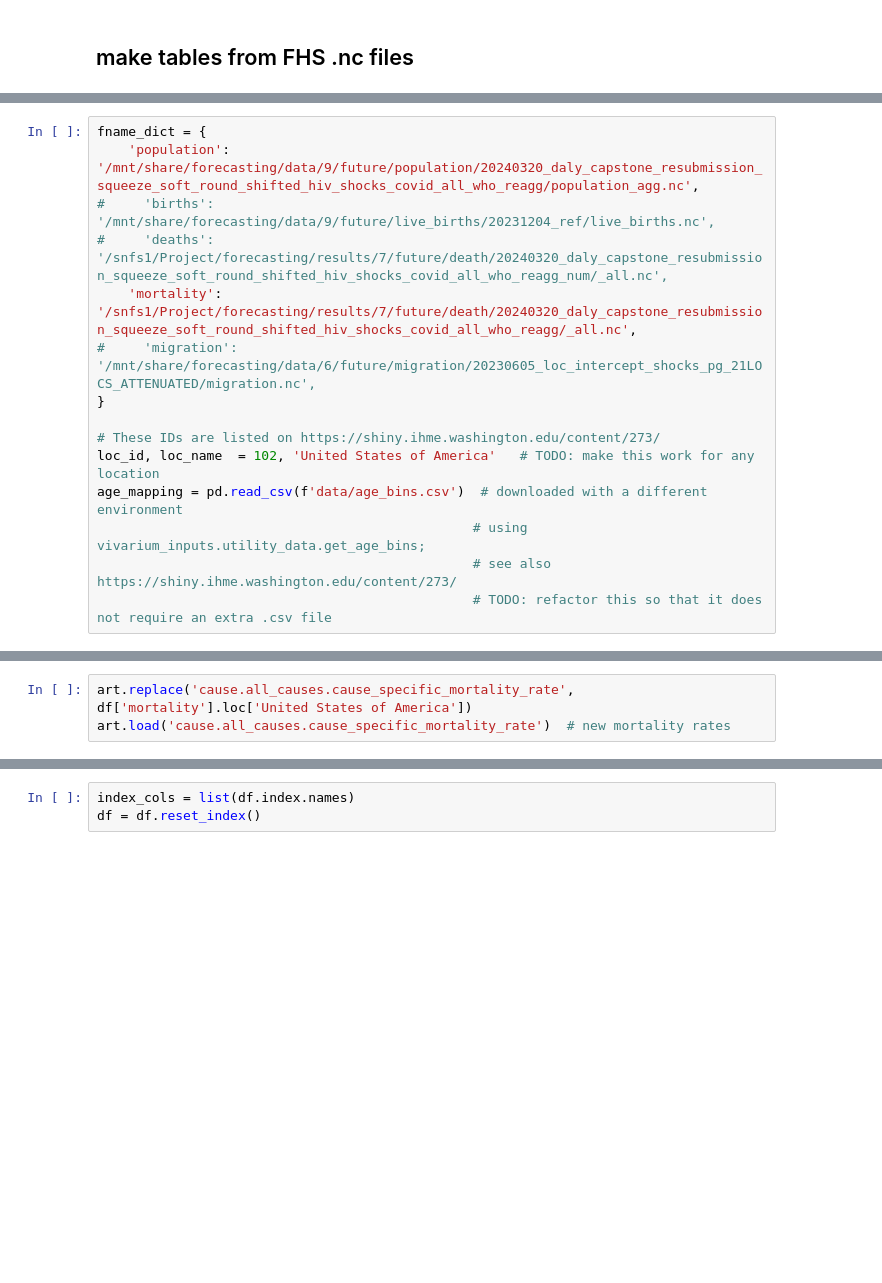
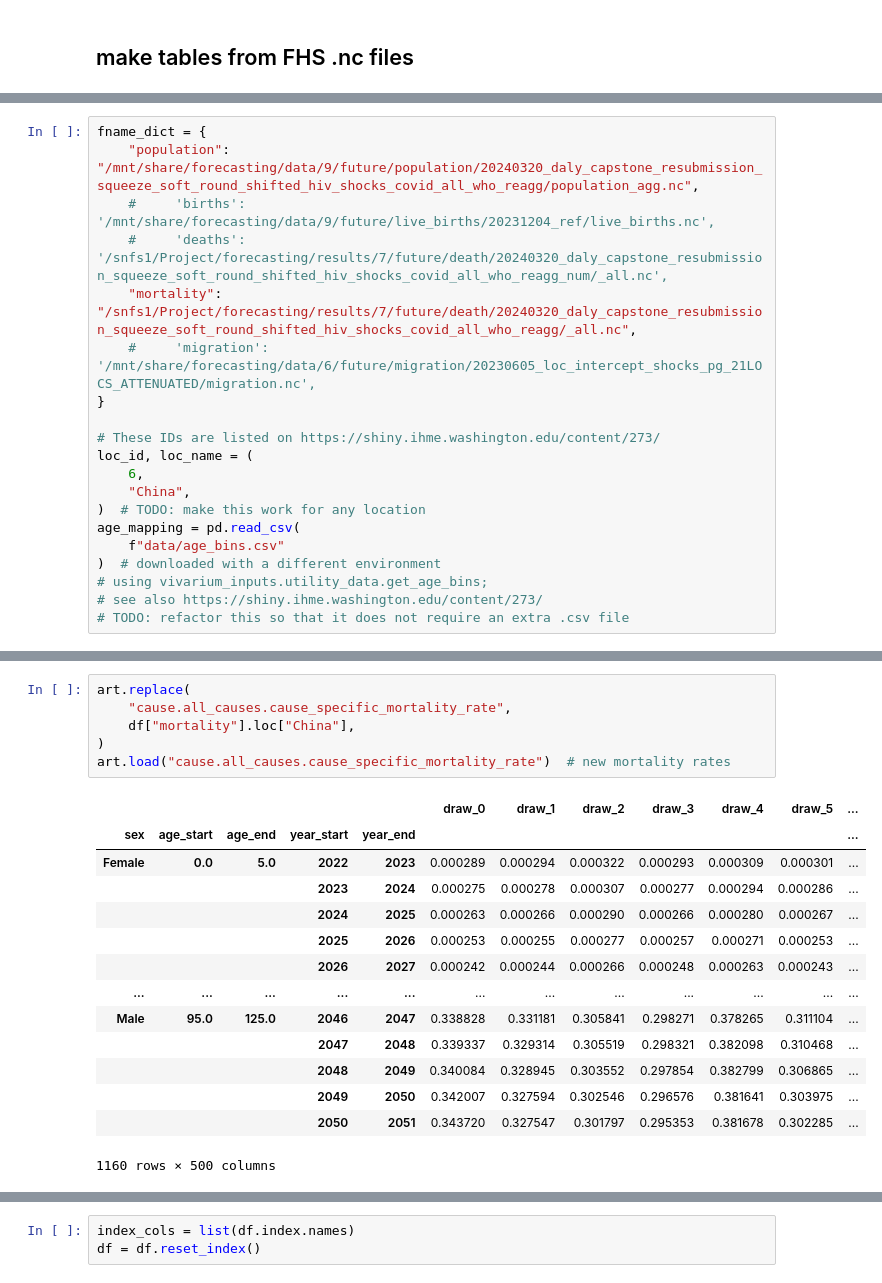
Before and after one commit to ihmeuw/vivarium_csu_alzheimers, a Jupyter notebook: src/vivarium_csu_alzheimers/data/population_forecasts/2025_08_12a_alz_artifact_forecast_population_and_mortality.ipynb, the cells around one changed output, grey strips where cells are left out. Drawn from its saved outputs; the diff is of its cells as text; blank space fills up the shorter version.

```diff
--- a/src/vivarium_csu_alzheimers/data/population_forecasts/2025_08_12a_alz_artifact_forecast_population_and_mortality.ipynb
+++ b/src/vivarium_csu_alzheimers/data/population_forecasts/2025_08_12a_alz_artifact_forecast_population_and_mortality.ipynb
@@ -106,19 +118,24 @@ def table_from_nc(fname_dict, param, loc_id, loc_name, age_mapping):
     return df_wide
 # %%
 fname_dict = {
-    'population': '/mnt/share/forecasting/data/9/future/population/20240320_daly_capstone_resubmission_squeeze_soft_round_shifted_hiv_shocks_covid_all_who_reagg/population_agg.nc',
-#     'births': '/mnt/share/forecasting/data/9/future/live_births/20231204_ref/live_births.nc',
-#     'deaths': '/snfs1/Project/forecasting/results/7/future/death/20240320_daly_capstone_resubmission_squeeze_soft_round_shifted_hiv_shocks_covid_all_who_reagg_num/_all.nc',
-    'mortality': '/snfs1/Project/forecasting/results/7/future/death/20240320_daly_capstone_resubmission_squeeze_soft_round_shifted_hiv_shocks_covid_all_who_reagg/_all.nc',
-#     'migration': '/mnt/share/forecasting/data/6/future/migration/20230605_loc_intercept_shocks_pg_21LOCS_ATTENUATED/migration.nc',
+    "population": "/mnt/share/forecasting/data/9/future/population/20240320_daly_capstone_resubmission_squeeze_soft_round_shifted_hiv_shocks_covid_all_who_reagg/population_agg.nc",
+    #     'births': '/mnt/share/forecasting/data/9/future/live_births/20231204_ref/live_births.nc',
+    #     'deaths': '/snfs1/Project/forecasting/results/7/future/death/20240320_daly_capstone_resubmission_squeeze_soft_round_shifted_hiv_shocks_covid_all_who_reagg_num/_all.nc',
+    "mortality": "/snfs1/Project/forecasting/results/7/future/death/20240320_daly_capstone_resubmission_squeeze_soft_round_shifted_hiv_shocks_covid_all_who_reagg/_all.nc",
+    #     'migration': '/mnt/share/forecasting/data/6/future/migration/20230605_loc_intercept_shocks_pg_21LOCS_ATTENUATED/migration.nc',
 }
 
 # These IDs are listed on https://shiny.ihme.washington.edu/content/273/
-loc_id, loc_name  = 102, 'United States of America'   # TODO: make this work for any location
-age_mapping = pd.read_csv(f'data/age_bins.csv')  # downloaded with a different environment
-                                                # using vivarium_inputs.utility_data.get_age_bins;
-                                                # see also https://shiny.ihme.washington.edu/content/273/
-                                                # TODO: refactor this so that it does not require an extra .csv file
+loc_id, loc_name = (
+    6,
+    "China",
+)  # TODO: make this work for any location
+age_mapping = pd.read_csv(
+    f"data/age_bins.csv"
+)  # downloaded with a different environment
+# using vivarium_inputs.utility_data.get_age_bins;
+# see also https://shiny.ihme.washington.edu/content/273/
+# TODO: refactor this so that it does not require an extra .csv file
 # %%
 %%time
 
@@ -143,4 +247,22 @@ df['mortality']
 # %%
-art.replace('cause.all_causes.cause_specific_mortality_rate', df['mortality'].loc['United States of America'])
-art.load('cause.all_causes.cause_specific_mortality_rate')  # new mortality rates
+art.replace(
+    "cause.all_causes.cause_specific_mortality_rate",
+    df["mortality"].loc["China"],
+)
+art.load("cause.all_causes.cause_specific_mortality_rate")  # new mortality rates
+# %% [output]
+|  |  |  |  |  | draw_0 | draw_1 | draw_2 | draw_3 | draw_4 | draw_5 | ... |
+| sex | age_start | age_end | year_start | year_end |  |  |  |  |  |  | ... |
+| Female | 0.0 | 5.0 | 2022 | 2023 | 0.000289 | 0.000294 | 0.000322 | 0.000293 | 0.000309 | 0.000301 | ... |
+|  |  |  | 2023 | 2024 | 0.000275 | 0.000278 | 0.000307 | 0.000277 | 0.000294 | 0.000286 | ... |
+|  |  |  | 2024 | 2025 | 0.000263 | 0.000266 | 0.000290 | 0.000266 | 0.000280 | 0.000267 | ... |
+|  |  |  | 2025 | 2026 | 0.000253 | 0.000255 | 0.000277 | 0.000257 | 0.000271 | 0.000253 | ... |
+|  |  |  | 2026 | 2027 | 0.000242 | 0.000244 | 0.000266 | 0.000248 | 0.000263 | 0.000243 | ... |
+| ... | ... | ... | ... | ... | ... | ... | ... | ... | ... | ... | ... |
+| Male | 95.0 | 125.0 | 2046 | 2047 | 0.338828 | 0.331181 | 0.305841 | 0.298271 | 0.378265 | 0.311104 | ... |
+|  |  |  | 2047 | 2048 | 0.339337 | 0.329314 | 0.305519 | 0.298321 | 0.382098 | 0.310468 | ... |
+|  |  |  | 2048 | 2049 | 0.340084 | 0.328945 | 0.303552 | 0.297854 | 0.382799 | 0.306865 | ... |
+|  |  |  | 2049 | 2050 | 0.342007 | 0.327594 | 0.302546 | 0.296576 | 0.381641 | 0.303975 | ... |
+|  |  |  | 2050 | 2051 | 0.343720 | 0.327547 | 0.301797 | 0.295353 | 0.381678 | 0.302285 | ... |
+1160 rows × 500 columns
 # %%
```
Also changed, not shown: parts of 17 cells of this notebook, 1 other file.
